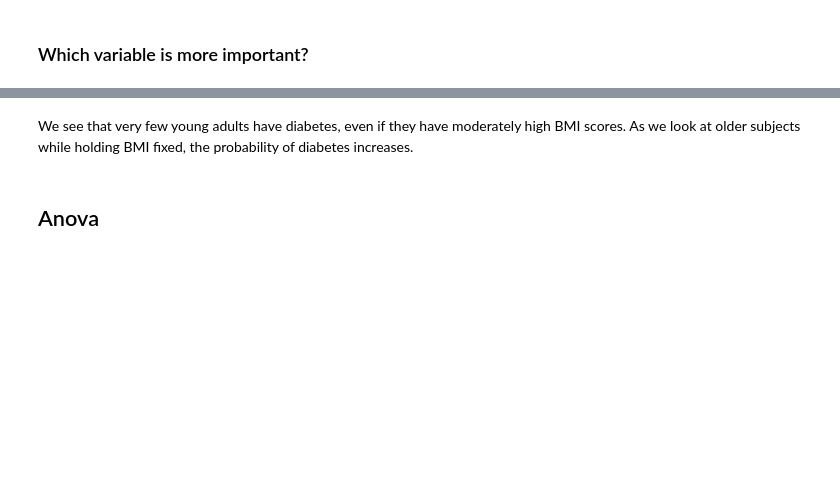
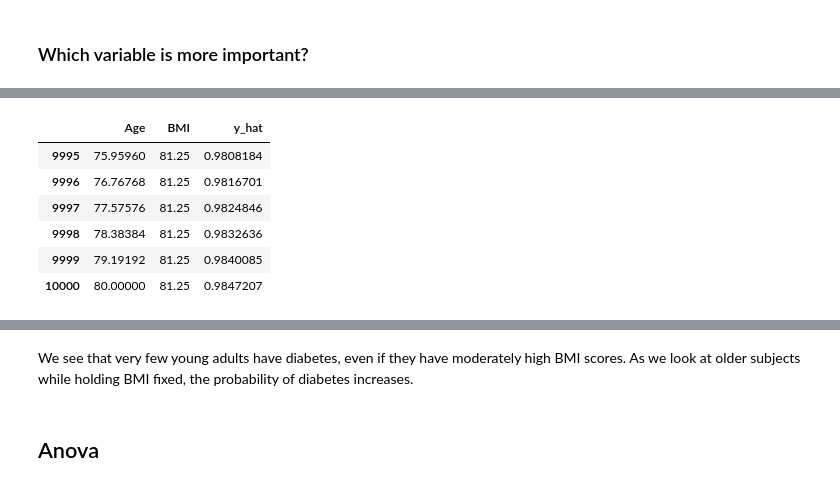
Before and after one commit to abchapman93/BMI_Prob_Stats, a Jupyter notebook: Module/Week 8/2. Linear Models.ipynb, the cells around one changed output, grey strips where cells are left out. Cells and saved outputs as stored; diff of their text form; code cells hidden in the pictures; blank space fills up the shorter version.

```diff
--- a/Module/Week 8/2. Linear Models.ipynb
+++ b/Module/Week 8/2. Linear Models.ipynb
@@ -52,5 +93,13 @@ head(fake_grid)
 # %%
-head(y_hats)
+tail(y_hats)
+# %% [output]
+|  | Age | BMI | y_hat |
+| 9995 | 75.95960 | 81.25 | 0.9808184 |
+| 9996 | 76.76768 | 81.25 | 0.9816701 |
+| 9997 | 77.57576 | 81.25 | 0.9824846 |
+| 9998 | 78.38384 | 81.25 | 0.9832636 |
+| 9999 | 79.19192 | 81.25 | 0.9840085 |
+| 10000 | 80.00000 | 81.25 | 0.9847207 |
 # %%
 ggplot(data = NHANES, aes(x = Age, y = BMI)) +
 geom_tile(data = y_hats, aes(fill = y_hat), color = NA) +
```
Also changed, not shown: parts of 6 cells of this notebook, 7 other files.
